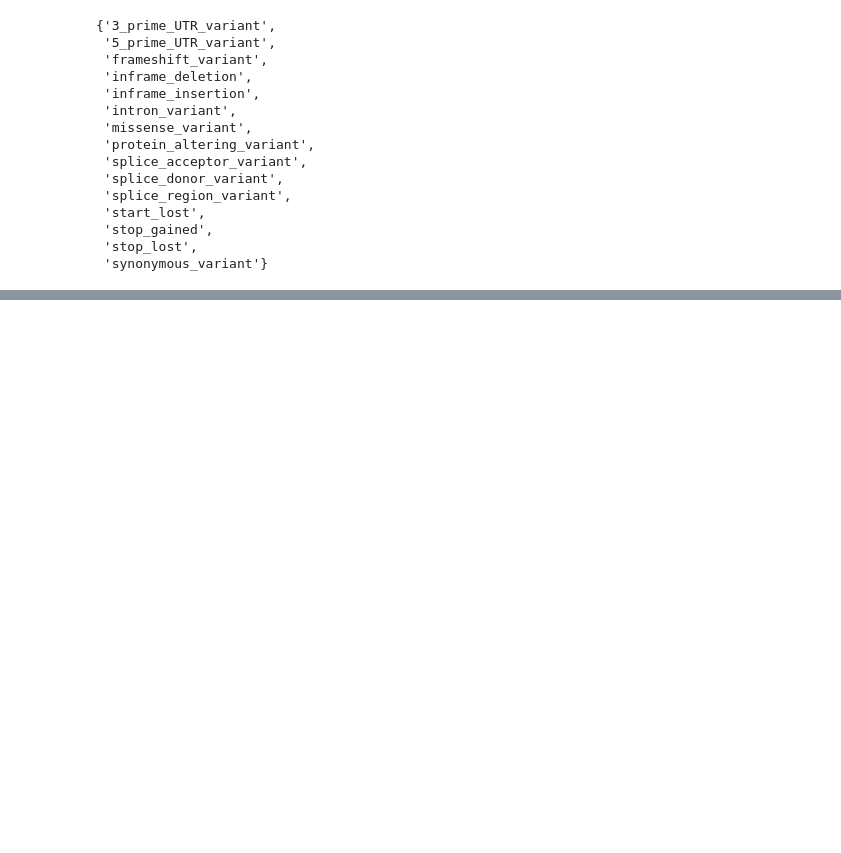
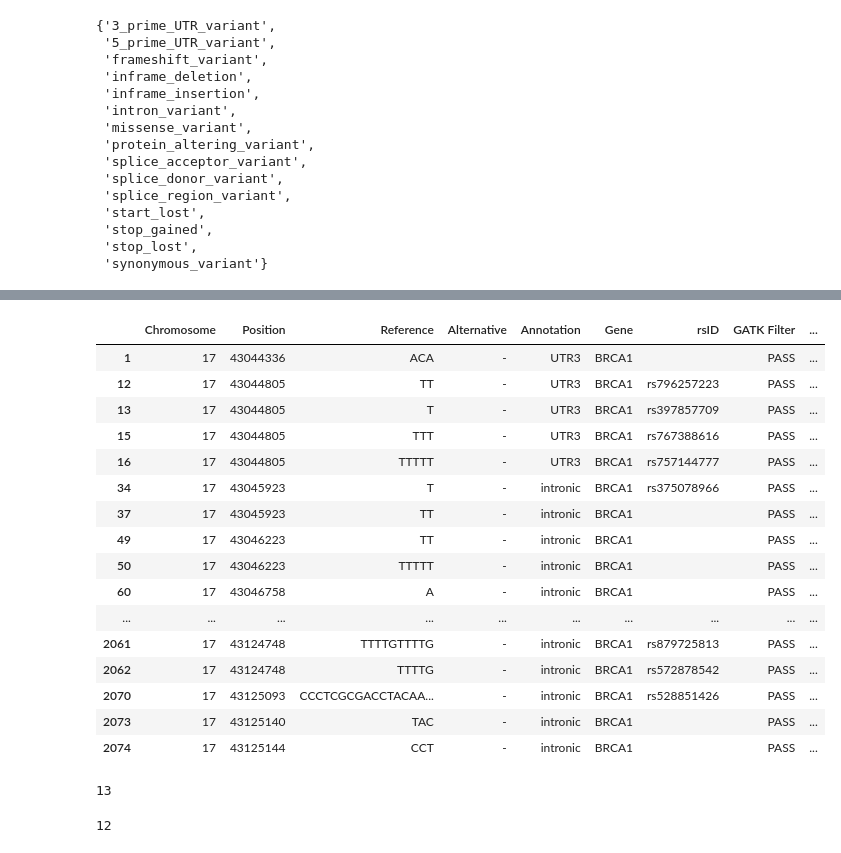
Before and after one commit to bioinfo-hcpa/biovars, a Jupyter notebook: notebooks/annotations format.ipynb, the cells around one changed output, grey strips where cells are left out. Cells and saved outputs as stored; diff of their text form; code cells hidden in the pictures; blank space fills up the shorter version.

```diff
--- a/notebooks/annotations format.ipynb
+++ b/notebooks/annotations format.ipynb
@@ -73,0 +167,28 @@ gn_ann
+# %%
+abr4[abr4["Alternative"]=="-"]
+# %% [output]
+|  | Chromosome | Position | Reference | Alternative | Annotation | Gene | rsID | GATK Filter | ... |
+| 1 | 17 | 43044336 | ACA | - | UTR3 | BRCA1 |  | PASS | ... |
+| 12 | 17 | 43044805 | TT | - | UTR3 | BRCA1 | rs796257223 | PASS | ... |
+| 13 | 17 | 43044805 | T | - | UTR3 | BRCA1 | rs397857709 | PASS | ... |
+| 15 | 17 | 43044805 | TTT | - | UTR3 | BRCA1 | rs767388616 | PASS | ... |
+| 16 | 17 | 43044805 | TTTTT | - | UTR3 | BRCA1 | rs757144777 | PASS | ... |
+| 34 | 17 | 43045923 | T | - | intronic | BRCA1 | rs375078966 | PASS | ... |
+| 37 | 17 | 43045923 | TT | - | intronic | BRCA1 |  | PASS | ... |
+| 49 | 17 | 43046223 | TT | - | intronic | BRCA1 |  | PASS | ... |
+| 50 | 17 | 43046223 | TTTTT | - | intronic | BRCA1 |  | PASS | ... |
+| 60 | 17 | 43046758 | A | - | intronic | BRCA1 |  | PASS | ... |
+| ... | ... | ... | ... | ... | ... | ... | ... | ... | ... |
+| 2061 | 17 | 43124748 | TTTTGTTTTG | - | intronic | BRCA1 | rs879725813 | PASS | ... |
+| 2062 | 17 | 43124748 | TTTTG | - | intronic | BRCA1 | rs572878542 | PASS | ... |
+| 2070 | 17 | 43125093 | CCCTCGCGACCTACAA... | - | intronic | BRCA1 | rs528851426 | PASS | ... |
+| 2073 | 17 | 43125140 | TAC | - | intronic | BRCA1 |  | PASS | ... |
+| 2074 | 17 | 43125144 | CCT | - | intronic | BRCA1 |  | PASS | ... |
+# %%
+len("AAAAAAAAAAAAG")
+# %% [output]
+13
+# %%
+len("AAAAAAAAAAAG")
+# %% [output]
+12
```
Also changed, not shown: parts of 10 cells of this notebook.
